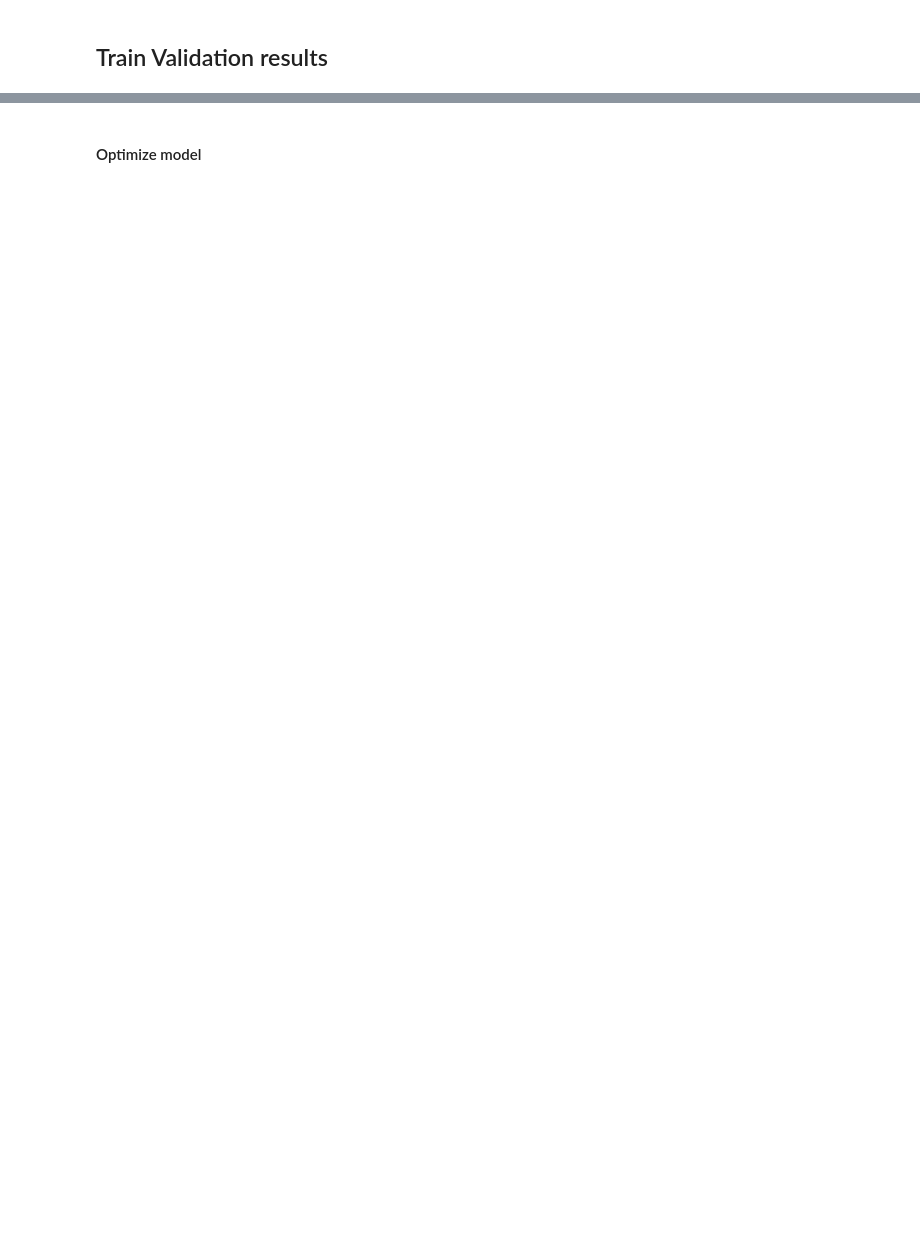
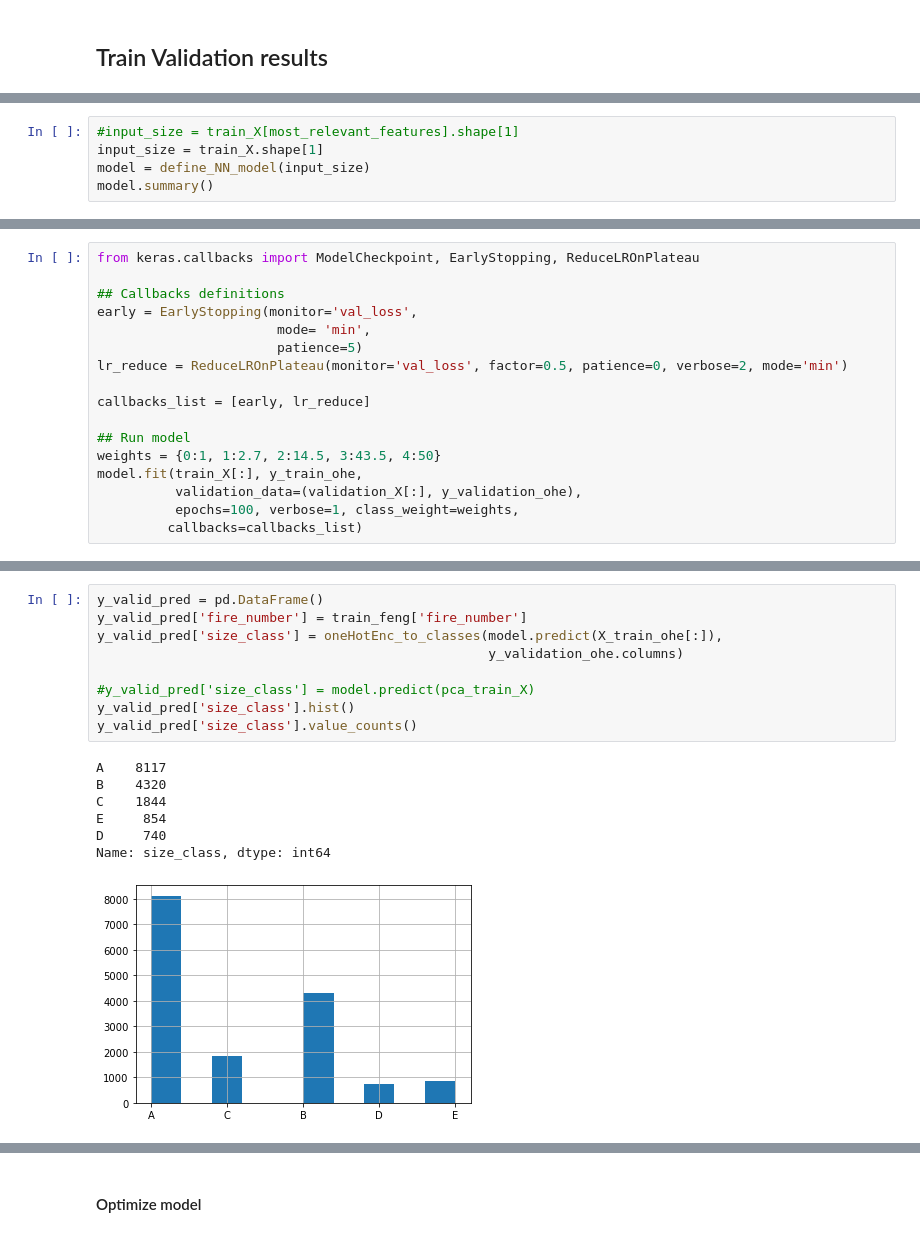
Before and after one commit to CheloGE/CARINO-wildfire_size_prediction, a Jupyter notebook: Wildfire_size_prediction.ipynb, the cells around one changed output, grey strips where cells are left out. Saved outputs shown, nothing was run; the diff lists cells and outputs as text; blank space fills up the shorter version.

```diff
--- a/Wildfire_size_prediction.ipynb
+++ b/Wildfire_size_prediction.ipynb
@@ -515,0 +709,5 @@ F1-score - train:0.33441399813281103 - validation: 0.31032931835821964
+# %%
+#input_size = train_X[most_relevant_features].shape[1]
+input_size = train_X.shape[1]
+model = define_NN_model(input_size)
+model.summary()
@@ -515,0 +733,17 @@ F1-score - train:0.33441399813281103 - validation: 0.31032931835821964
+# %%
+from keras.callbacks import ModelCheckpoint, EarlyStopping, ReduceLROnPlateau
+
+## Callbacks definitions
+early = EarlyStopping(monitor='val_loss',
+                       mode= 'min',
+                       patience=5)
+lr_reduce = ReduceLROnPlateau(monitor='val_loss', factor=0.5, patience=0, verbose=2, mode='min')
+
+callbacks_list = [early, lr_reduce]
+
+## Run model
+weights = {0:1, 1:2.7, 2:14.5, 3:43.5, 4:50}
+model.fit(train_X[:], y_train_ohe,
+          validation_data=(validation_X[:], y_validation_ohe),
+          epochs=100, verbose=1, class_weight=weights,
+         callbacks=callbacks_list)
@@ -515,0 +769,17 @@ F1-score - train:0.33441399813281103 - validation: 0.31032931835821964
+# %%
+y_valid_pred = pd.DataFrame()
+y_valid_pred['fire_number'] = train_feng['fire_number']
+y_valid_pred['size_class'] = oneHotEnc_to_classes(model.predict(X_train_ohe[:]),
+                                                  y_validation_ohe.columns)
+
+#y_valid_pred['size_class'] = model.predict(pca_train_X)
+y_valid_pred['size_class'].hist()
+y_valid_pred['size_class'].value_counts()
+# %% [output]
+A    8117
+B    4320
+C    1844
+E     854
+D     740
+Name: size_class, dtype: int64
+[figure, added]
```
Also changed, not shown: parts of 43 cells of this notebook, 1 other file.
